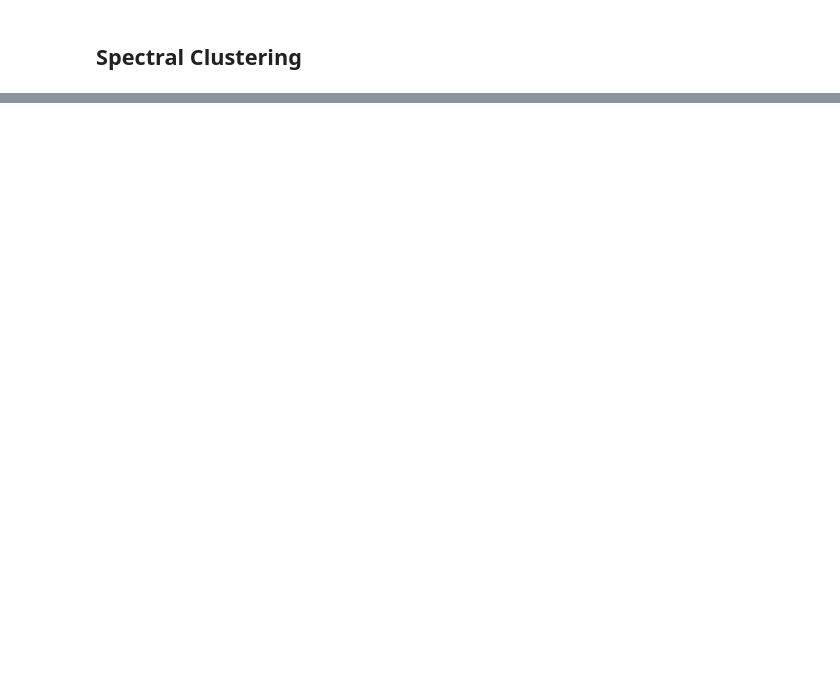
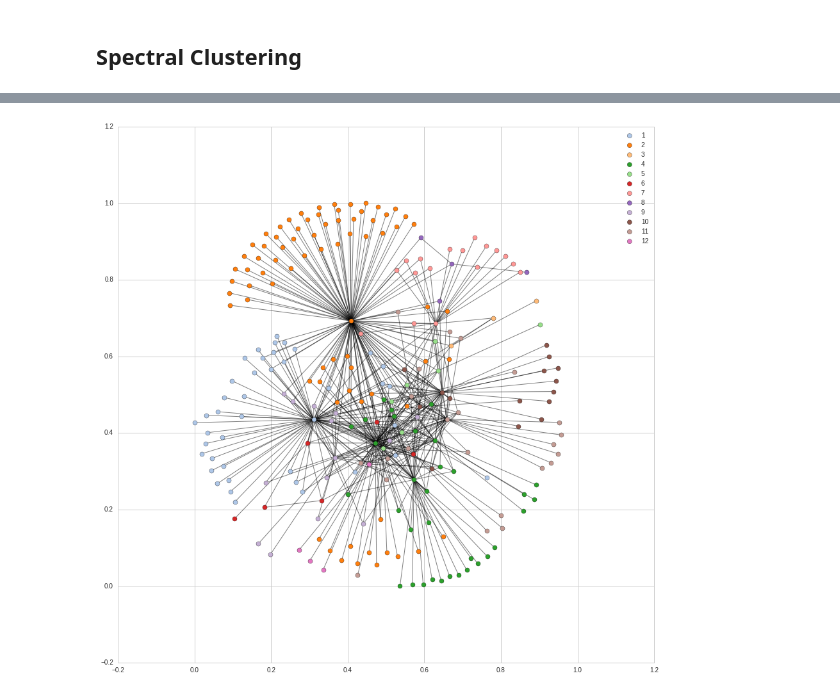
Before and after one commit to mydu/bilateral-vis, a Jupyter notebook: data-processing.ipynb, the cells around one changed output, grey strips where cells are left out. Cells and saved outputs as stored; diff of their text form; code cells hidden in the pictures; blank space fills up the shorter version.

Commit message:
spectral clustering finished

```diff
--- a/data-processing.ipynb
+++ b/data-processing.ipynb
@@ -142,0 +124,24 @@ plt.plot(sorted(np.linalg.eig(Lap_nom)[0][0:18]))
+# %%
+k = 12
+selected_vec = np.zeros([len(eig_val),k])
+thr = sorted(eig_val)[k-1]
+eig_val, eig_vec = np.linalg.eig(Lap_nom)
+ind = 0
+for i in range(len(eig_val)):
+    if eig_val[i]<=thr:
+        selected_vec[:,ind] = np.array(eig_vec)[:,i]
+        ind += 1
+# %%
+X = selected_vec
+# %%
+cluster_km = KMeans(n_clusters = 12,max_iter = 10000,tol = 0.00000001)
+features_spectre = X
+cluster_km.fit(features_spectre)
+pred = cluster_km.predict(X)
+
+dict_predict = {}
+for i in range(len(G.nodes())):
+    dict_predict.update(
+    {
+            G.nodes()[i] : int(pred[i])
+        })
@@ -142,0 +150,16 @@ plt.plot(sorted(np.linalg.eig(Lap_nom)[0][0:18]))
+# %%
+plt.figure(figsize = [15,15])
+count = 0
+for com in set(dict_predict.values()) :
+    count = count + 1
+    list_nodes = [nodes for nodes in dict_predict.keys()
+                                if dict_predict[nodes] == com]
+    nx.draw_networkx_nodes(G, pos, list_nodes, node_size = 50,
+                                node_color = colors[count],label = count)
+
+plt.legend()
+nx.draw_networkx_edges(G,pos, alpha=0.5)
+
+plt.show()
+# %% [output]
+[figure, added]
```
Also changed, not shown: parts of 5 cells of this notebook.
